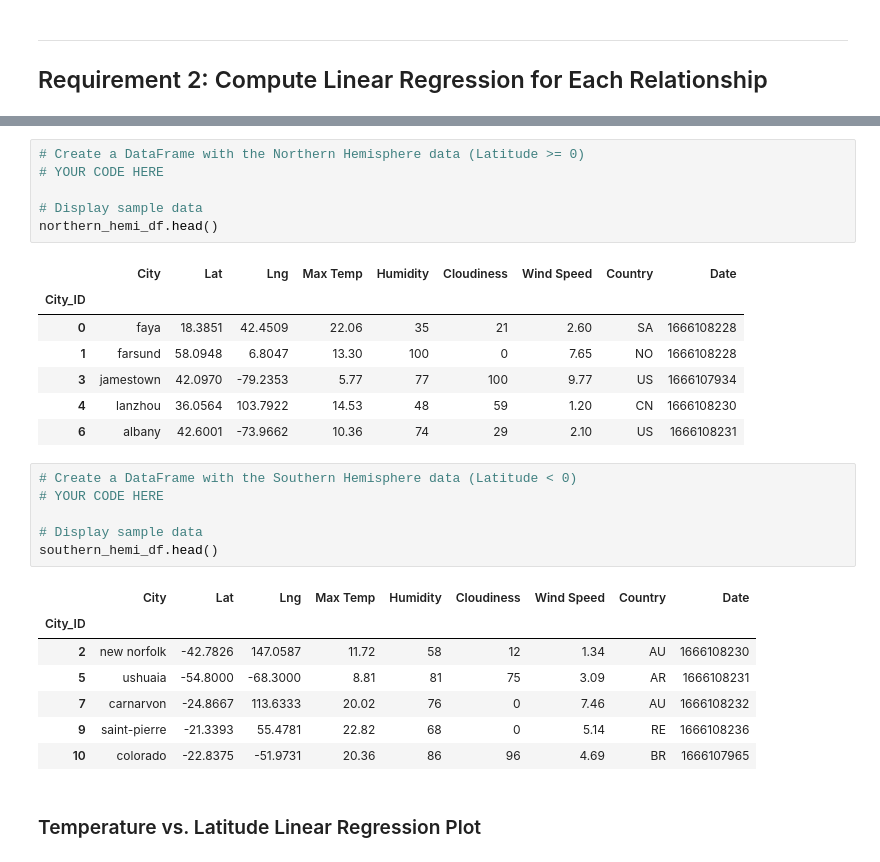
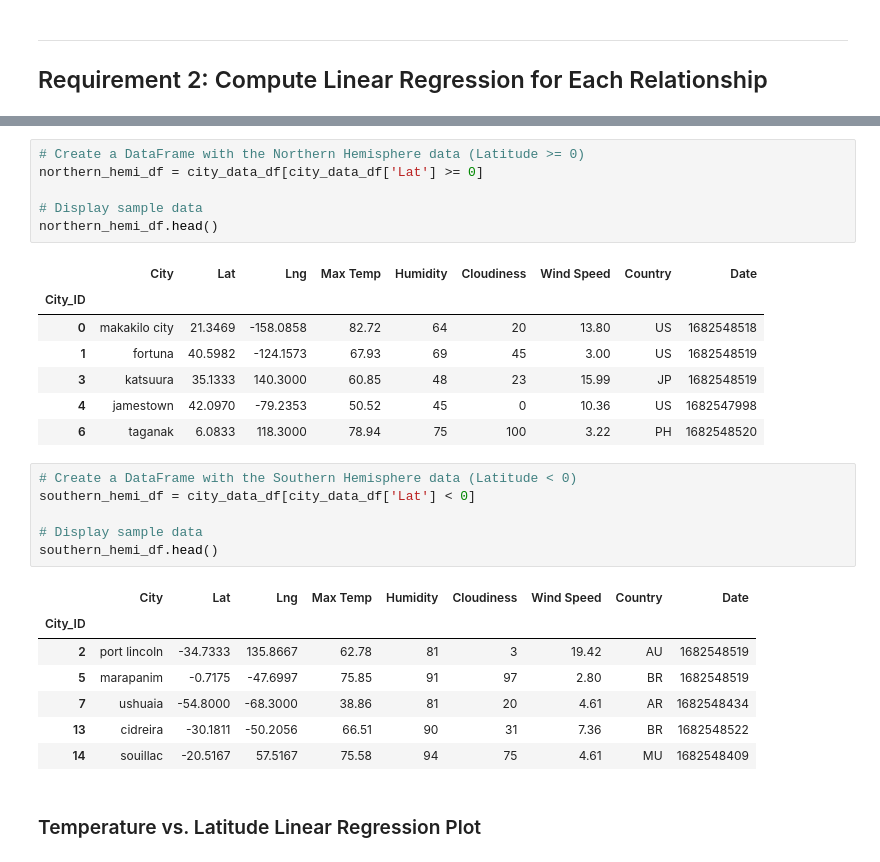
Before and after one commit to ethanwright96/python-api-challenge, a Jupyter notebook: WeatherPy/WeatherPy.ipynb, the cells around one changed output, grey strips where cells are left out. Saved outputs shown, nothing was run; the diff lists cells and outputs as text.

```diff
--- a/WeatherPy/WeatherPy.ipynb
+++ b/WeatherPy/WeatherPy.ipynb
@@ -285,30 +328,30 @@ print(f"R-squared: {res.rvalue**2:.6f}")
 # %%
 # Create a DataFrame with the Northern Hemisphere data (Latitude >= 0)
-# YOUR CODE HERE
+northern_hemi_df = city_data_df[city_data_df['Lat'] >= 0]
 
 # Display sample data
 northern_hemi_df.head()
 # %% [output]
 |  | City | Lat | Lng | Max Temp | Humidity | Cloudiness | Wind Speed | Country | Date |
 | City_ID |  |  |  |  |  |  |  |  |  |
-| 0 | faya | 18.3851 | 42.4509 | 22.06 | 35 | 21 | 2.60 | SA | 1666108228 |
-| 1 | farsund | 58.0948 | 6.8047 | 13.30 | 100 | 0 | 7.65 | NO | 1666108228 |
-| 3 | jamestown | 42.0970 | -79.2353 | 5.77 | 77 | 100 | 9.77 | US | 1666107934 |
-| 4 | lanzhou | 36.0564 | 103.7922 | 14.53 | 48 | 59 | 1.20 | CN | 1666108230 |
-| 6 | albany | 42.6001 | -73.9662 | 10.36 | 74 | 29 | 2.10 | US | 1666108231 |
+| 0 | makakilo city | 21.3469 | -158.0858 | 82.72 | 64 | 20 | 13.80 | US | 1682548518 |
+| 1 | fortuna | 40.5982 | -124.1573 | 67.93 | 69 | 45 | 3.00 | US | 1682548519 |
+| 3 | katsuura | 35.1333 | 140.3000 | 60.85 | 48 | 23 | 15.99 | JP | 1682548519 |
+| 4 | jamestown | 42.0970 | -79.2353 | 50.52 | 45 | 0 | 10.36 | US | 1682547998 |
+| 6 | taganak | 6.0833 | 118.3000 | 78.94 | 75 | 100 | 3.22 | PH | 1682548520 |
 # %%
 # Create a DataFrame with the Southern Hemisphere data (Latitude < 0)
-# YOUR CODE HERE
+southern_hemi_df = city_data_df[city_data_df['Lat'] < 0]
 
 # Display sample data
 southern_hemi_df.head()
 # %% [output]
 |  | City | Lat | Lng | Max Temp | Humidity | Cloudiness | Wind Speed | Country | Date |
 | City_ID |  |  |  |  |  |  |  |  |  |
-| 2 | new norfolk | -42.7826 | 147.0587 | 11.72 | 58 | 12 | 1.34 | AU | 1666108230 |
-| 5 | ushuaia | -54.8000 | -68.3000 | 8.81 | 81 | 75 | 3.09 | AR | 1666108231 |
-| 7 | carnarvon | -24.8667 | 113.6333 | 20.02 | 76 | 0 | 7.46 | AU | 1666108232 |
-| 9 | saint-pierre | -21.3393 | 55.4781 | 22.82 | 68 | 0 | 5.14 | RE | 1666108236 |
-| 10 | colorado | -22.8375 | -51.9731 | 20.36 | 86 | 96 | 4.69 | BR | 1666107965 |
+| 2 | port lincoln | -34.7333 | 135.8667 | 62.78 | 81 | 3 | 19.42 | AU | 1682548519 |
+| 5 | marapanim | -0.7175 | -47.6997 | 75.85 | 91 | 97 | 2.80 | BR | 1682548519 |
+| 7 | ushuaia | -54.8000 | -68.3000 | 38.86 | 81 | 20 | 4.61 | AR | 1682548434 |
+| 13 | cidreira | -30.1811 | -50.2056 | 66.51 | 90 | 31 | 7.36 | BR | 1682548522 |
+| 14 | souillac | -20.5167 | 57.5167 | 75.58 | 94 | 75 | 4.61 | MU | 1682548409 |
 # %% [markdown]
 ###  Temperature vs. Latitude Linear Regression Plot
```
Also changed, not shown: parts of 21 cells of this notebook, 5 other files.
